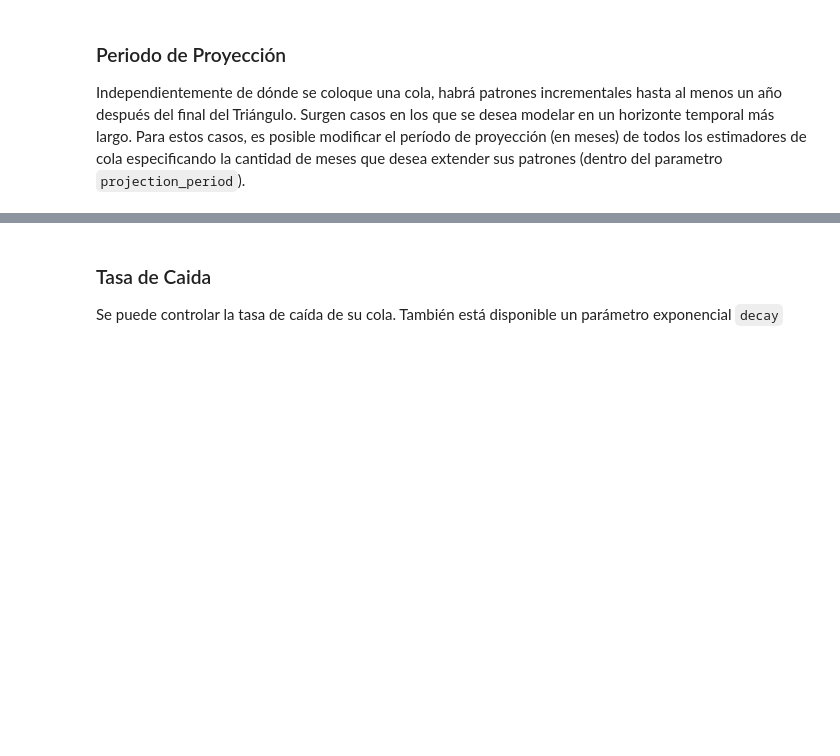
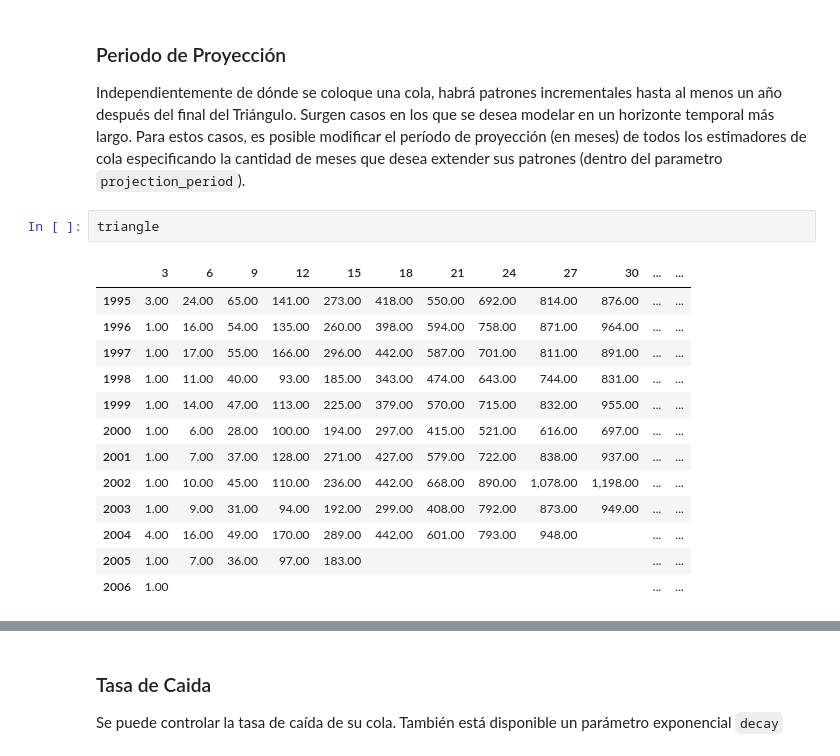
Before and after one commit to bcataldo3/UTSM_Unsupervised_ML, a Jupyter notebook: docs/modulo_4/Clase2.ipynb, the cells around one changed output, grey strips where cells are left out. Saved outputs shown, nothing was run; the diff lists cells and outputs as text; blank space fills up the shorter version.

```diff
--- a/docs/modulo_4/Clase2.ipynb
+++ b/docs/modulo_4/Clase2.ipynb
@@ -537,4 +519,20 @@ pd.concat((
 # %% [markdown]
 ### Periodo de Proyección
 Independientemente de dónde se coloque una cola, habrá patrones incrementales hasta al menos un año después del final del Triángulo. Surgen casos en los que se desea modelar  en un horizonte temporal más largo. Para estos casos, es posible modificar el período de proyección (en meses) de todos los estimadores de cola especificando la cantidad de meses que desea extender sus patrones (dentro del parametro `projection_period`).
+# %%
+triangle
+# %% [output]
+|  | 3 | 6 | 9 | 12 | 15 | 18 | 21 | 24 | 27 | 30 | ... | ... |
+| 1995 | 3.00 | 24.00 | 65.00 | 141.00 | 273.00 | 418.00 | 550.00 | 692.00 | 814.00 | 876.00 | ... | ... |
+| 1996 | 1.00 | 16.00 | 54.00 | 135.00 | 260.00 | 398.00 | 594.00 | 758.00 | 871.00 | 964.00 | ... | ... |
+| 1997 | 1.00 | 17.00 | 55.00 | 166.00 | 296.00 | 442.00 | 587.00 | 701.00 | 811.00 | 891.00 | ... | ... |
+| 1998 | 1.00 | 11.00 | 40.00 | 93.00 | 185.00 | 343.00 | 474.00 | 643.00 | 744.00 | 831.00 | ... | ... |
+| 1999 | 1.00 | 14.00 | 47.00 | 113.00 | 225.00 | 379.00 | 570.00 | 715.00 | 832.00 | 955.00 | ... | ... |
+| 2000 | 1.00 | 6.00 | 28.00 | 100.00 | 194.00 | 297.00 | 415.00 | 521.00 | 616.00 | 697.00 | ... | ... |
+| 2001 | 1.00 | 7.00 | 37.00 | 128.00 | 271.00 | 427.00 | 579.00 | 722.00 | 838.00 | 937.00 | ... | ... |
+| 2002 | 1.00 | 10.00 | 45.00 | 110.00 | 236.00 | 442.00 | 668.00 | 890.00 | 1,078.00 | 1,198.00 | ... | ... |
+| 2003 | 1.00 | 9.00 | 31.00 | 94.00 | 192.00 | 299.00 | 408.00 | 792.00 | 873.00 | 949.00 | ... | ... |
+| 2004 | 4.00 | 16.00 | 49.00 | 170.00 | 289.00 | 442.00 | 601.00 | 793.00 | 948.00 |  | ... | ... |
+| 2005 | 1.00 | 7.00 | 36.00 | 97.00 | 183.00 |  |  |  |  |  | ... | ... |
+| 2006 | 1.00 |  |  |  |  |  |  |  |  |  | ... | ... |
 # %%
```
Also changed, not shown: parts of 13 cells of this notebook.
